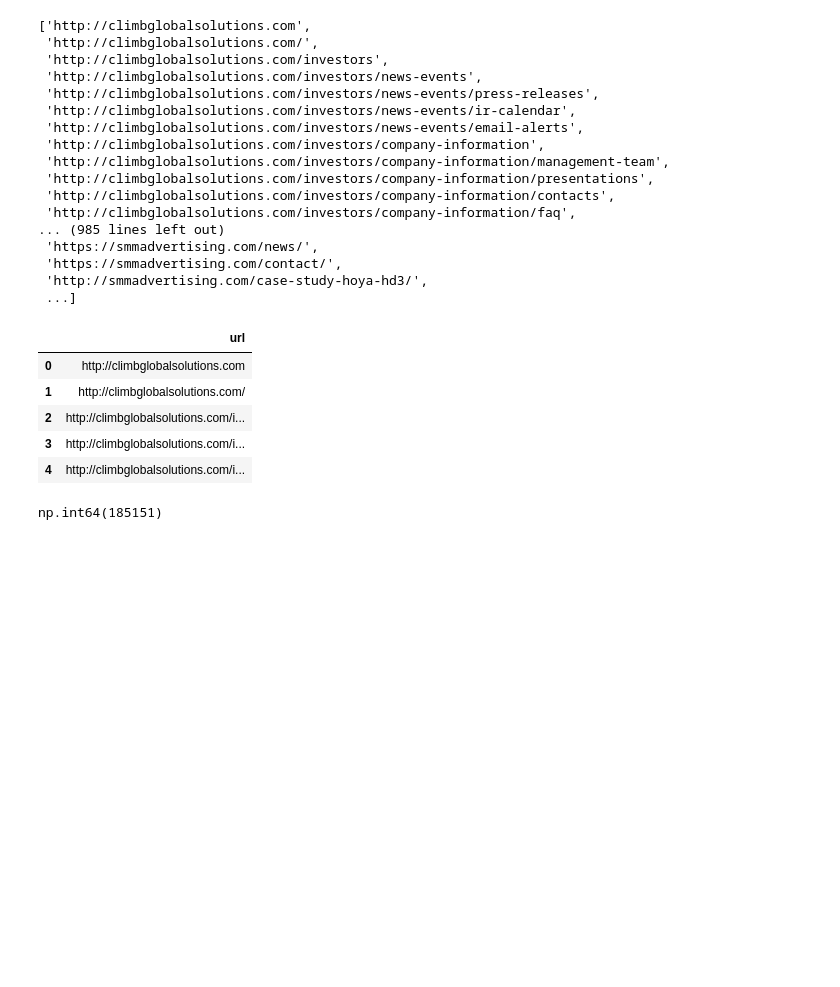
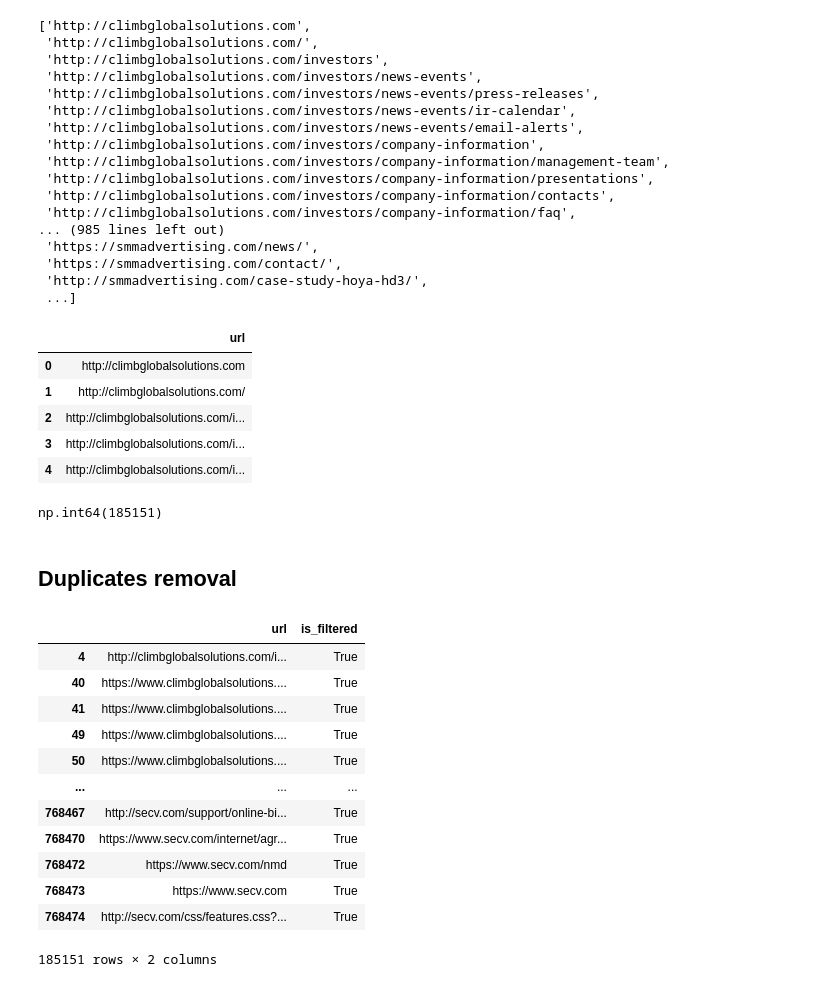
Before and after one commit to Anze-/datathon2k25, a Jupyter notebook: url_filtering.ipynb, the cells around one changed output. Saved outputs shown, nothing was run; the diff lists cells and outputs as text; code cells hidden in the pictures; blank space fills up the shorter version.

```diff
--- a/url_filtering.ipynb
+++ b/url_filtering.ipynb
@@ -308,3 +315,5 @@ np.int64(185151)
 # %%
 urls_df["is_filtered"] = filtering_usage
 urls_df.to_parquet("filtered_urls.parquet")
+# %% [markdown]
+## Duplicates removal
@@ -310,0 +322,16 @@ urls_df.to_parquet("filtered_urls.parquet")
+# %%
+urls_df[urls_df.is_filtered==True]
+# %% [output]
+|  | url | is_filtered |
+| 4 | http://climbglobalsolutions.com/i... | True |
+| 40 | https://www.climbglobalsolutions.... | True |
+| 41 | https://www.climbglobalsolutions.... | True |
+| 49 | https://www.climbglobalsolutions.... | True |
+| 50 | https://www.climbglobalsolutions.... | True |
+| ... | ... | ... |
+| 768467 | http://secv.com/support/online-bi... | True |
+| 768470 | https://www.secv.com/internet/agr... | True |
+| 768472 | https://www.secv.com/nmd | True |
+| 768473 | https://www.secv.com | True |
+| 768474 | http://secv.com/css/features.css?... | True |
+185151 rows × 2 columns
```
Also changed, not shown: parts of 23 cells of this notebook, 2 other files.
